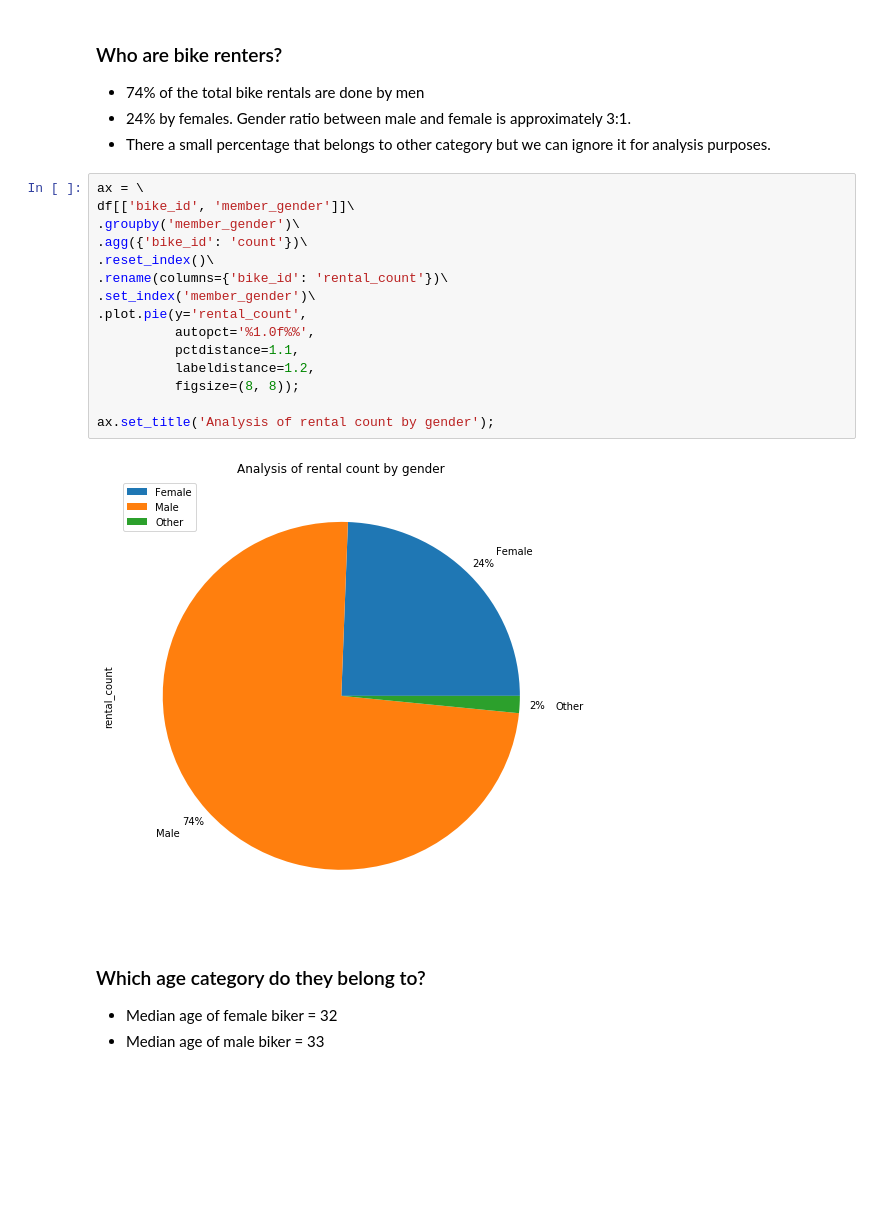
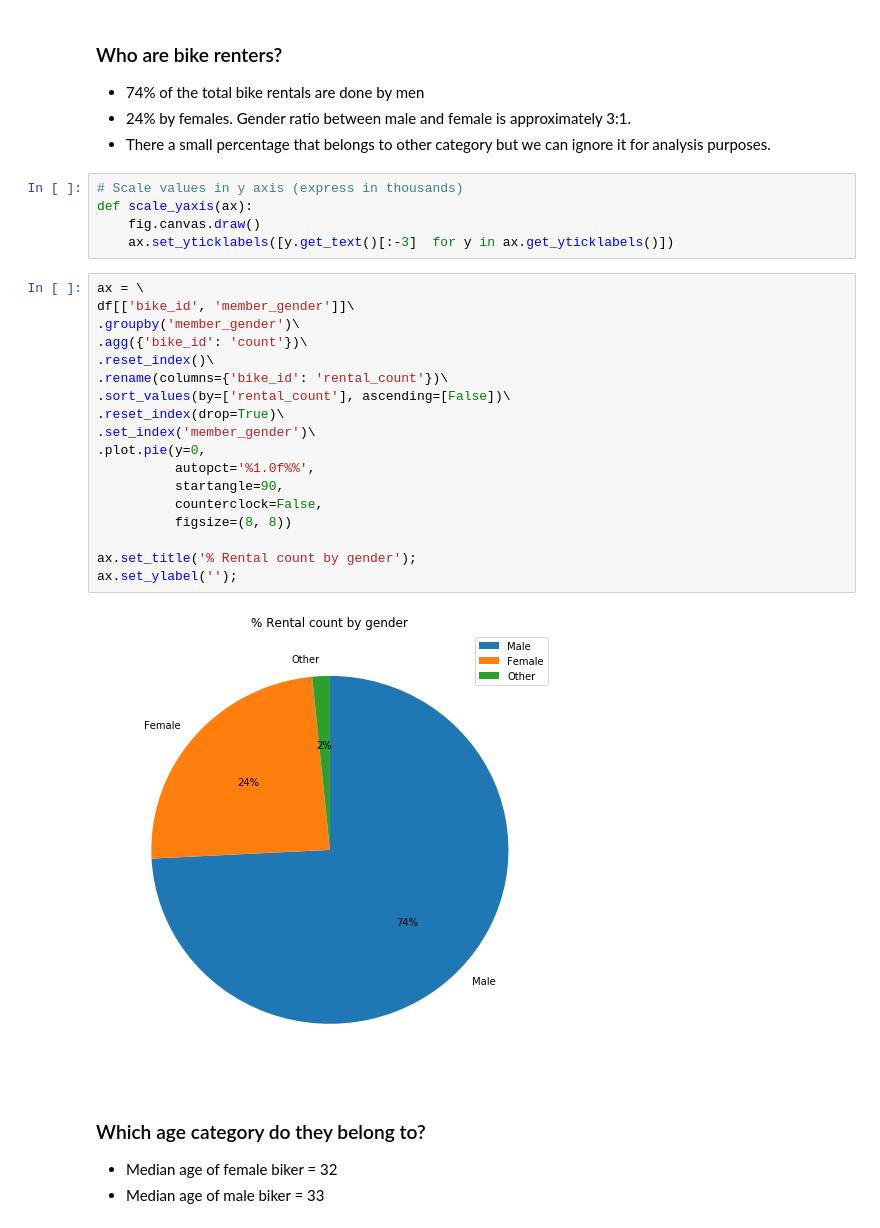
Before and after one commit to abhimita/ford-go-bike, a Jupyter notebook: Explanatory analysis (Ford Go Bike).ipynb, the cells around one changed output. Drawn from its saved outputs; the diff is of its cells as text; blank space fills up the shorter version.

```diff
--- a/Explanatory analysis (Ford Go Bike).ipynb
+++ b/Explanatory analysis (Ford Go Bike).ipynb
@@ -35,23 +34,31 @@ df.head()
 * 74% of the total bike rentals are done by men
 * 24% by females. Gender ratio between male and female is approximately 3:1.
 * There a small percentage that belongs to other category but we can ignore it for analysis purposes.
+# %%
+# Scale values in y axis (express in thousands)
+def scale_yaxis(ax):
+    fig.canvas.draw()
+    ax.set_yticklabels([y.get_text()[:-3]  for y in ax.get_yticklabels()])
 # %%
 ax = \
 df[['bike_id', 'member_gender']]\
 .groupby('member_gender')\
 .agg({'bike_id': 'count'})\
 .reset_index()\
 .rename(columns={'bike_id': 'rental_count'})\
+.sort_values(by=['rental_count'], ascending=[False])\
+.reset_index(drop=True)\
 .set_index('member_gender')\
-.plot.pie(y='rental_count',
+.plot.pie(y=0,
           autopct='%1.0f%%',
-          pctdistance=1.1,
-          labeldistance=1.2,
-          figsize=(8, 8));
+          startangle=90,
+          counterclock=False,
+          figsize=(8, 8))
 
-ax.set_title('Analysis of rental count by gender');
+ax.set_title('% Rental count by gender');
+ax.set_ylabel('');
 # %% [output]
-[figure, old version]
+[figure, new version]
 # %% [markdown]
 ### Which age category do they belong to?
 
```
Also changed, not shown: parts of 20 cells of this notebook.
